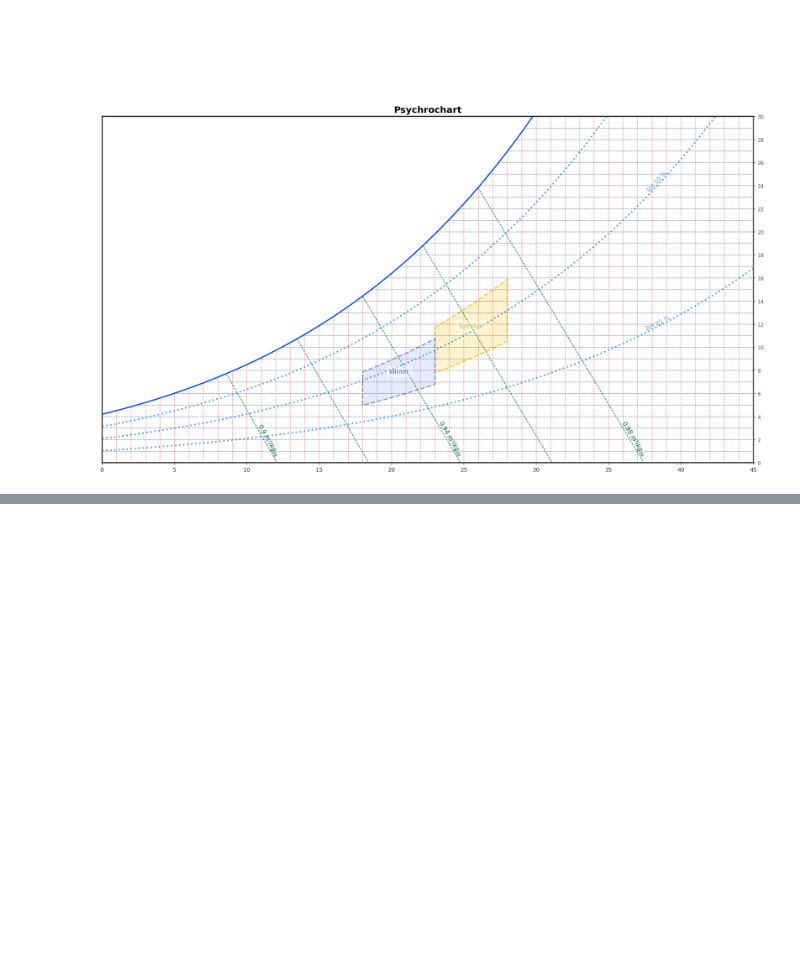
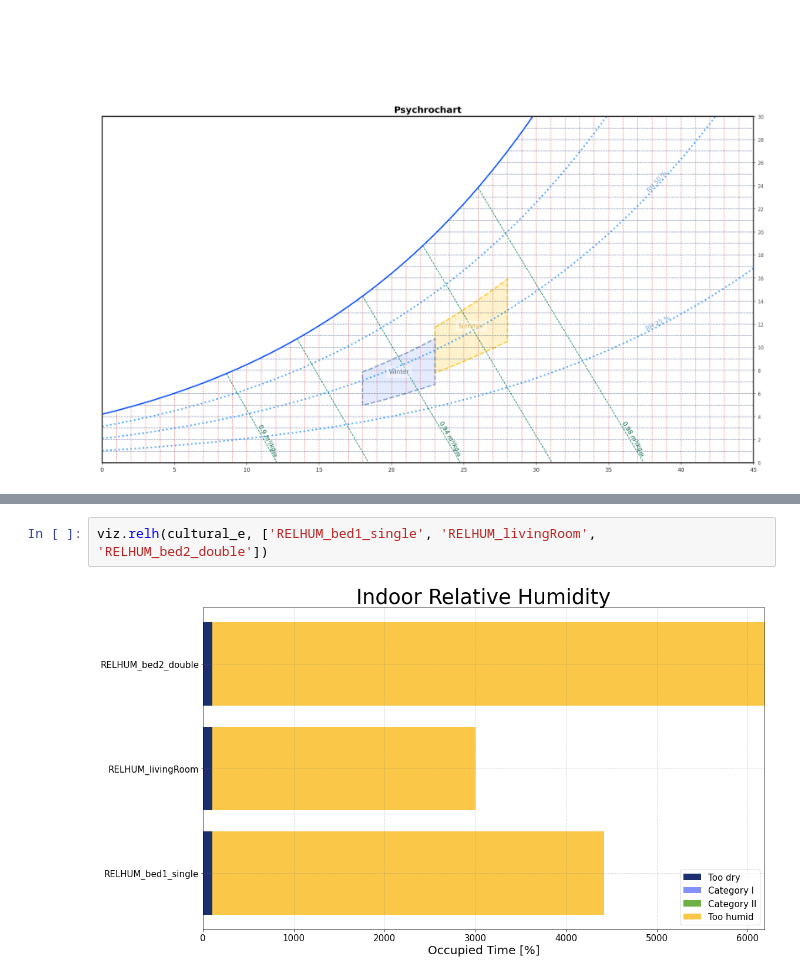
Before and after one commit to EURAC-EEBgroup/CULTURAL-E-Data-Visualization-Library, a Jupyter notebook: notebooks/1.0-report.ipynb, the cells around one changed output, grey strips where cells are left out. Drawn from its saved outputs; the diff is of its cells as text; blank space fills up the shorter version.

```diff
--- a/notebooks/1.0-report.ipynb
+++ b/notebooks/1.0-report.ipynb
@@ -86,0 +99,4 @@ viz.psychrochart().get_figure()
+# %%
+viz.relh(cultural_e, ['RELHUM_bed1_single', 'RELHUM_livingRoom', 'RELHUM_bed2_double'])
+# %% [output]
+[figure, added]
```
Also changed, not shown: parts of 10 cells of this notebook, 16 other files.
